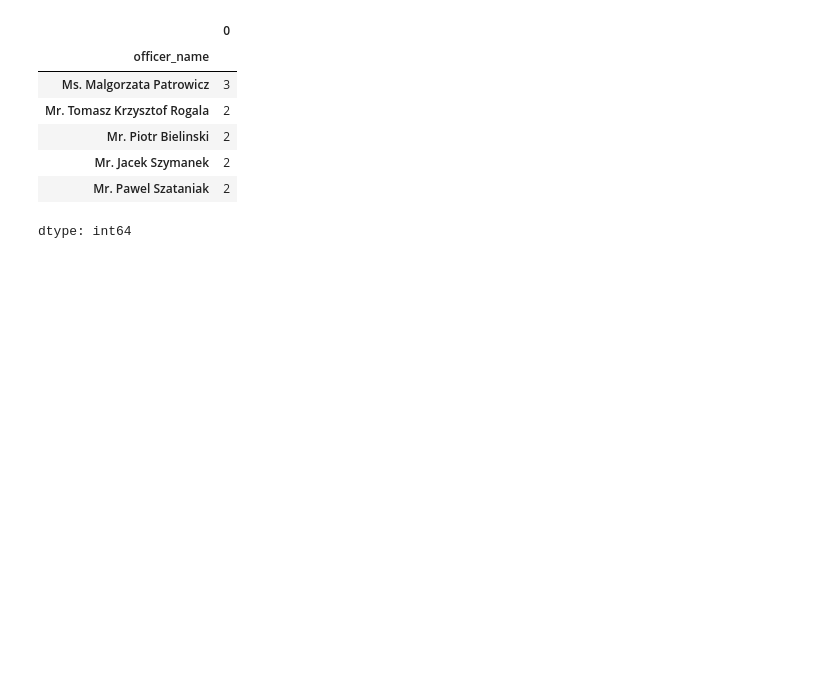
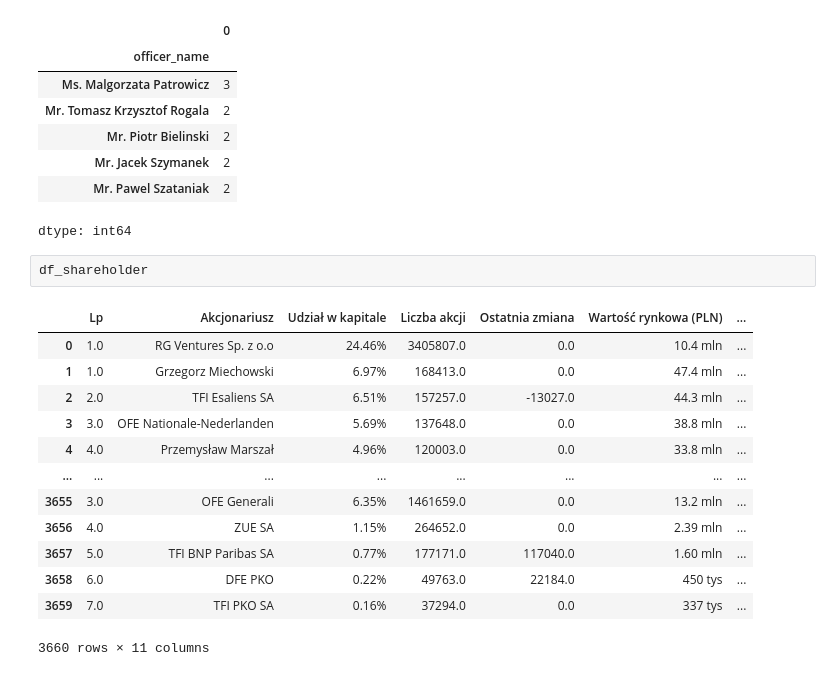
Before and after one commit to dominikjanyga/network-analysis, a Jupyter notebook: 2_network_analysis_data_cleaning.ipynb, the cells around one changed output. Drawn from its saved outputs; the diff is of its cells as text; blank space fills up the shorter version.

```diff
--- a/2_network_analysis_data_cleaning.ipynb
+++ b/2_network_analysis_data_cleaning.ipynb
@@ -42,3 +42,19 @@ df_officers.groupby(['officer_name']).size().sort_values(ascending=False).head()
 | Mr. Jacek Szymanek | 2 |
 | Mr. Pawel Szataniak | 2 |
 dtype: int64
+# %%
+df_shareholder
+# %% [output]
+|  | Lp | Akcjonariusz | Udział w kapitale | Liczba akcji | Ostatnia zmiana | Wartość rynkowa (PLN) | ... |
+| 0 | 1.0 | RG Ventures Sp. z o.o | 24.46% | 3405807.0 | 0.0 | 10.4 mln | ... |
+| 1 | 1.0 | Grzegorz Miechowski | 6.97% | 168413.0 | 0.0 | 47.4 mln | ... |
+| 2 | 2.0 | TFI Esaliens SA | 6.51% | 157257.0 | -13027.0 | 44.3 mln | ... |
+| 3 | 3.0 | OFE Nationale-Nederlanden | 5.69% | 137648.0 | 0.0 | 38.8 mln | ... |
+| 4 | 4.0 | Przemysław Marszał | 4.96% | 120003.0 | 0.0 | 33.8 mln | ... |
+| ... | ... | ... | ... | ... | ... | ... | ... |
+| 3655 | 3.0 | OFE Generali | 6.35% | 1461659.0 | 0.0 | 13.2 mln | ... |
+| 3656 | 4.0 | ZUE SA | 1.15% | 264652.0 | 0.0 | 2.39 mln | ... |
+| 3657 | 5.0 | TFI BNP Paribas SA | 0.77% | 177171.0 | 117040.0 | 1.60 mln | ... |
+| 3658 | 6.0 | DFE PKO | 0.22% | 49763.0 | 22184.0 | 450 tys | ... |
+| 3659 | 7.0 | TFI PKO SA | 0.16% | 37294.0 | 0.0 | 337 tys | ... |
+3660 rows × 11 columns
```
Also changed, not shown: parts of 1 cell of this notebook.
